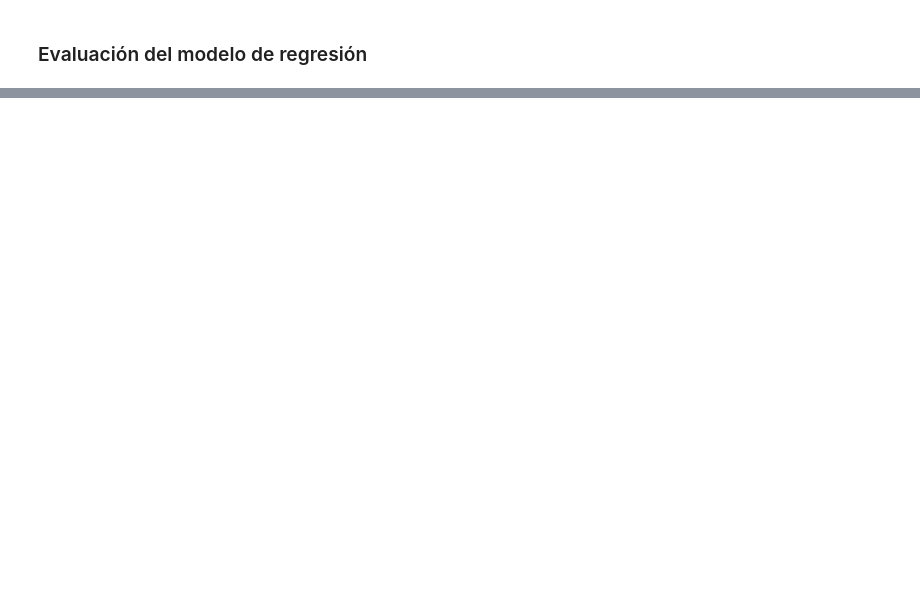
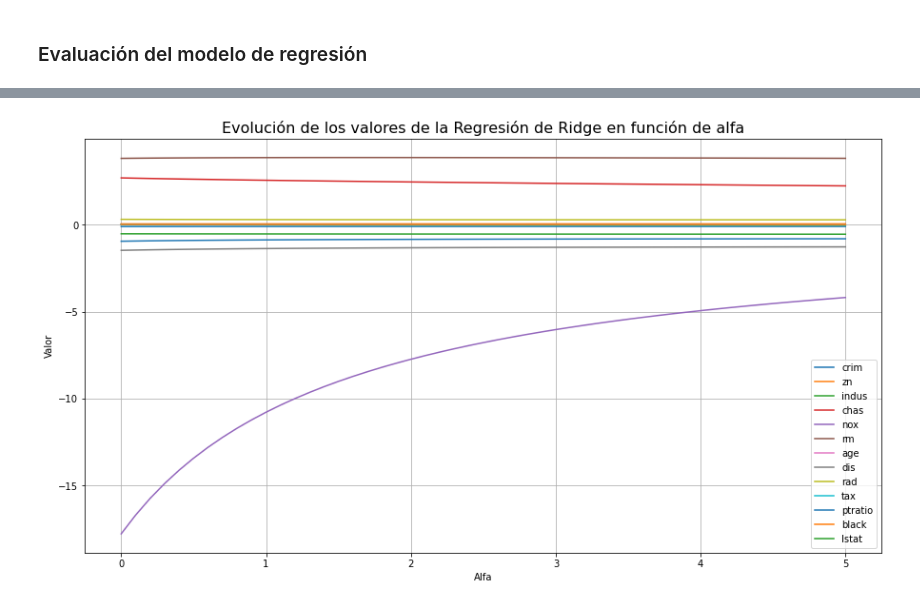
Before and after one commit to akua21/AnalisisDatos, a Jupyter notebook: Practica 1/P1_Casas_Boston.ipynb, the cells around one changed output, grey strips where cells are left out. Cells and saved outputs as stored; diff of their text form; code cells hidden in the pictures; blank space fills up the shorter version.

```diff
--- a/Practica 1/P1_Casas_Boston.ipynb
+++ b/Practica 1/P1_Casas_Boston.ipynb
@@ -217,0 +245,29 @@ plt.show()
+# %%
+ridge_scores = []
+ridge_coefs = []
+alpha_values = []
+
+for i in range(51):
+    rr = Ridge(alpha=i*0.1)
+    rr.fit(X, y)
+    y_pred = rr.predict(X)
+    mae = np.mean(np.abs(y - y_pred))
+    ridge_scores.append(mae)
+    ridge_coefs.append(rr.coef_)
+    alpha_values.append(i*0.1)
+# %%
+ridge_coefs = np.array(ridge_coefs)
+# %%
+plt.figure(figsize=(15,8))
+
+for i, name in enumerate(header[:-1]):
+    plt.plot(alpha_values, ridge_coefs[:,i], label=name)
+
+plt.legend()
+plt.title("Evolución de los valores de la Regresión de Ridge en función de alfa", fontsize=16)
+plt.xlabel("Alfa")
+plt.ylabel("Valor")
+plt.grid(True)
+plt.show()
+# %% [output]
+[figure, added]
```
Also changed, not shown: parts of 28 cells of this notebook.
